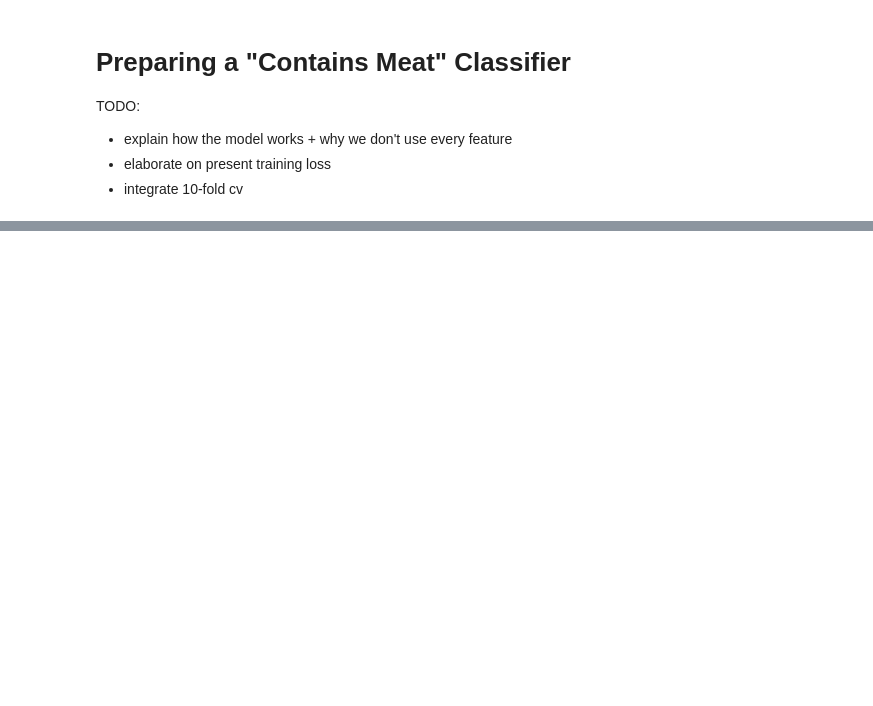
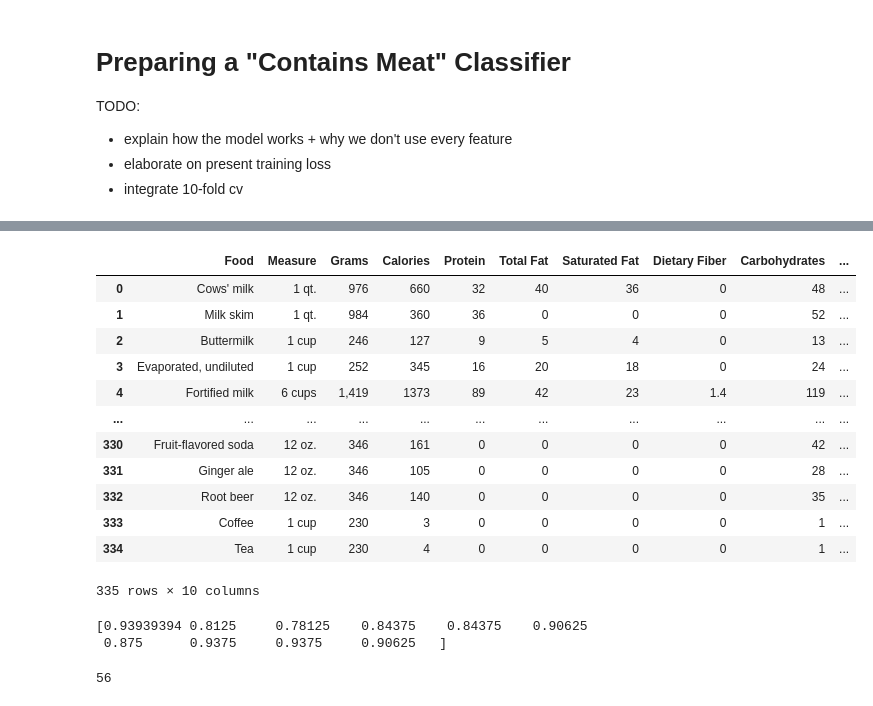
Before and after one commit to harlansgs/fall-2021-umd-dining-analysis, a Jupyter notebook: Meats at Maryland.ipynb, the cells around one changed output, grey strips where cells are left out. Drawn from its saved outputs; the diff is of its cells as text; code cells hidden in the pictures; blank space fills up the shorter version.

```diff
--- a/Meats at Maryland.ipynb
+++ b/Meats at Maryland.ipynb
@@ -465,0 +527,52 @@ Accuracy: 0.9072164948453608
+# %%
+data = pd.read_csv("nutrients_csvfile.csv", sep=',')
+data.head()
+
+#Some nutrients are trace amounts labeled as t, replacing to be 0
+data.replace(to_replace = 't', value = 0, inplace = True)
+data.replace(to_replace = "t'", value = 0, inplace = True)
+data.rename(columns = {'Fiber' : 'Dietary Fiber','Carbs' : 'Carbohydrates', 'Sat.Fat' : 'Saturated Fat', 'Fat' : 'Total Fat'}, inplace = True)
+#Food at index 91 has a range of calories, changing it to be median of range
+data.loc[91, 'Calories'] = (8+44)/2
+#Removing commas so that Calories can be read as floats
+data['Calories'] = data.Calories.str.replace(',?' , '')
+X_test = data.loc[ : , ['Total Fat','Protein','Calories', 'Saturated Fat', 'Carbohydrates']]
+X_test.dropna(inplace = True)
+data
+# %% [output]
+|  | Food | Measure | Grams | Calories | Protein | Total Fat | Saturated Fat | Dietary Fiber | Carbohydrates | ... |
+| 0 | Cows' milk | 1 qt. | 976 | 660 | 32 | 40 | 36 | 0 | 48 | ... |
+| 1 | Milk skim | 1 qt. | 984 | 360 | 36 | 0 | 0 | 0 | 52 | ... |
+| 2 | Buttermilk | 1 cup | 246 | 127 | 9 | 5 | 4 | 0 | 13 | ... |
+| 3 | Evaporated, undiluted | 1 cup | 252 | 345 | 16 | 20 | 18 | 0 | 24 | ... |
+| 4 | Fortified milk | 6 cups | 1,419 | 1373 | 89 | 42 | 23 | 1.4 | 119 | ... |
+| ... | ... | ... | ... | ... | ... | ... | ... | ... | ... | ... |
+| 330 | Fruit-flavored soda | 12 oz. | 346 | 161 | 0 | 0 | 0 | 0 | 42 | ... |
+| 331 | Ginger ale | 12 oz. | 346 | 105 | 0 | 0 | 0 | 0 | 28 | ... |
+| 332 | Root beer | 12 oz. | 346 | 140 | 0 | 0 | 0 | 0 | 35 | ... |
+| 333 | Coffee | 1 cup | 230 | 3 | 0 | 0 | 0 | 0 | 1 | ... |
+| 334 | Tea | 1 cup | 230 | 4 | 0 | 0 | 0 | 0 | 1 | ... |
+335 rows × 10 columns
+# %%
+from sklearn.model_selection import cross_val_score
+
+X = df.loc[ : , ['Total Fat','Protein','Calories', 'Saturated Fat', 'Carbohydrates']]
+y = df['Is Vegetarian'].astype(bool)
+#X_train, X_test, y_train, y_test = train_test_split(X, y, test_size=1)
+clf=RandomForestClassifier(n_estimators=1000, random_state = 10)
+rforestScores = cross_val_score(clf, X, y, cv=10)
+print(rforestScores)
+clf.fit(X,y)
+y_pred=clf.predict(X_test)
+#print("Accuracy:",metrics.accuracy_score(y_test, y_pred))
+# %% [output]
+[0.93939394 0.8125     0.78125    0.84375    0.84375    0.90625
+ 0.875      0.9375     0.9375     0.90625   ]
+# %%
+X_test['Is Vegetarian'] = y_pred
+merged = data.merge(X_test)
+merged.dropna(inplace = True)
+merged.drop_duplicates(inplace = True)
+merged[merged['Is Vegetarian'] == False]
+# %% [output]
+56
```
Also changed, not shown: parts of 5 cells of this notebook, 1 other file.
